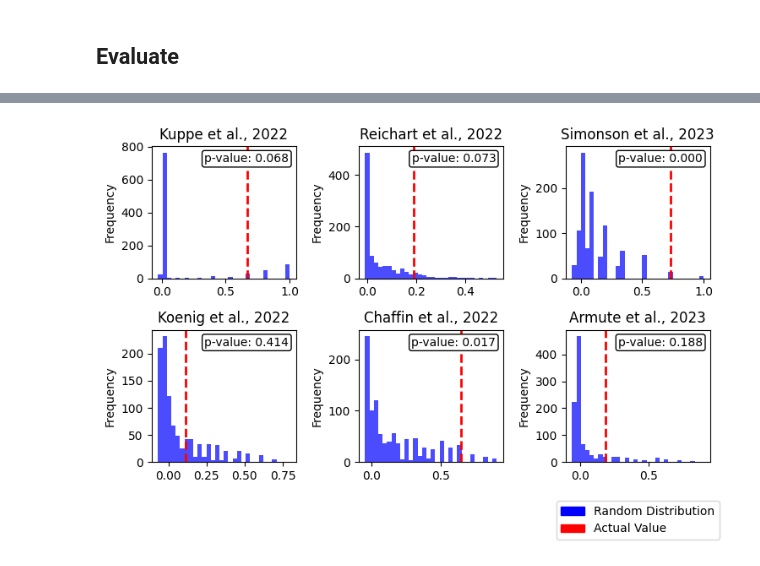
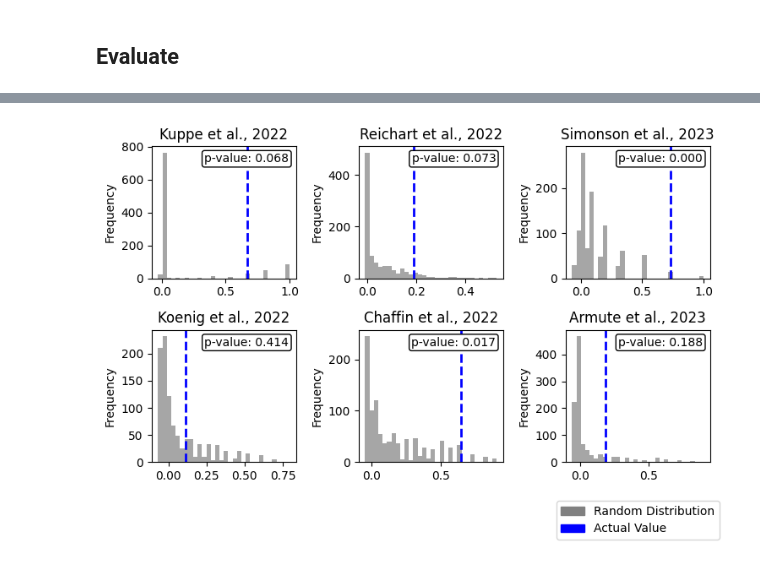
Before and after one commit to saezlab/lianaplus_manuscript, a Jupyter notebook: notebooks/reliability/prediction_reliability.ipynb, the cells around one changed output, grey strips where cells are left out. Cells and saved outputs as stored; diff of their text form; code cells hidden in the pictures.

```diff
--- a/notebooks/reliability/prediction_reliability.ipynb
+++ b/notebooks/reliability/prediction_reliability.ipynb
@@ -63,7 +65,7 @@ predictions['(1)'] = gt
 # %%
 cell_pairs = pd.read_csv(os.path.join('..', 'kuppe', 'results', 'cell_pairs.csv'))
 two = one.merge(cell_pairs, on=['source', 'target'], how='inner')
-predictions['(2)'] = get_ground_truth(two.head(50))
+predictions['(2)'] = get_ground_truth(two.head(30))
 # %% [output]
 A value is trying to be set on a copy of a slice from a DataFrame.
 Try using .loc[row_indexer,col_indexer] = value instead
@@ -76,7 +78,7 @@ lr_nmf = pd.read_csv(os.path.join('..', 'kuppe', 'results', 'lr_pairs.csv'))
 lr_nmf = lr_nmf[lr_nmf['top1std']][['ligand', 'receptor']].rename(columns={'ligand': 'ligand_complex', 'receptor': 'receptor_complex'})
 # %%
 three = two.merge(lr_nmf, on=['ligand_complex', 'receptor_complex'], how='inner')
-three = three.head(500)
+three = three.head(150)
 predictions['(3)'] = get_ground_truth(three)
 # %% [output]
 A value is trying to be set on a copy of a slice from a DataFrame.
@@ -98,7 +100,7 @@ four = pd.read_csv('../kuppe/results/kuppe_mofa_loadings.csv')
 four = four.merge(ct, how='inner')
 four = four.sort_values("Factor1", ascending=False, key=abs)
 # %%
-predictions['(4)'] = get_ground_truth(four.head(50))
+predictions['(4)'] = get_ground_truth(four.head(25))
 # %% [output]
 A value is trying to be set on a copy of a slice from a DataFrame.
 Try using .loc[row_indexer,col_indexer] = value instead
@@ -107,7 +109,7 @@ See the caveats in the documentation: https://pandas.pydata.org/pandas-docs/stab
 # %% [markdown]
 (five)
 # %%
-five = pd.read_csv('../kuppe/results/gt_lrs.csv')
+five = pd.read_csv('../kuppe/results/gt_lrs.csv').sort_values("interaction_stat", ascending=False, key=abs).head(25)
 # %%
 predictions['(5)'] = get_ground_truth(five)
 # %% [output]
@@ -216,6 +252,5 @@ plot_metric('ARI', results=results, show_legend=False, value='gt', baseline=Fals
 # %%
 import matplotlib.pyplot as plt
-import numpy as np
 import matplotlib.patches as mpatches
 
 # Increase font size
@@ -228,9 +263,9 @@ def plot_distribution(dataset_name, metric_name, stage, results, ax):
     pval = results[msk]['p-value'].values[0]
 
     # Creating the histogram
-    ax.hist(random, bins=30, alpha=0.7, color='blue')
+    ax.hist(random, bins=30, alpha=0.7, color='grey')
     # Adding a vertical line for the ground truth performance
-    ax.axvline(gt, color='red', linestyle='dashed', linewidth=2)
+    ax.axvline(gt, color='blue', linestyle='dashed', linewidth=2)
 
     # Adding labels and title
     ax.set_ylabel('Frequency')
@@ -240,33 +275,33 @@ def plot_distribution(dataset_name, metric_name, stage, results, ax):
     ax.text(0.95, 0.95, f'p-value: {pval:.3f}',
              horizontalalignment='right', verticalalignment='top',
              transform=ax.transAxes, fontsize=10, color='black',
              bbox=dict(facecolor='white', edgecolor='black', boxstyle='round,pad=0.2'))
 
 # Get the unique datasets
 sets = results['dataset'].unique()
 
 # Create a 3x2 grid of subplots
 fig, axs = plt.subplots(nrows=2, ncols=3, figsize=(7.5, 4.5))
 
 # Flatten the axes array
 axs = axs.flatten()
 
 # Create a plot for each dataset
 for i, dataset in enumerate(sets):
     plot_distribution(dataset_name=dataset, metric_name='ARI', stage='(6)', results=results, ax=axs[i])
 
 # Remove unused subplots
 for j in range(i+1, len(axs)):
     fig.delaxes(axs[j])
 
 # Create custom legend handles
-random_patch = mpatches.Patch(color='blue', label='Random Distribution')
-actual_line = mpatches.Patch(color='red', label='Actual Value')
+random_patch = mpatches.Patch(color='gray', label='Random Distribution')
+actual_line = mpatches.Patch(color='blue', label='Actual Value')
 # Add the legend to the figure
 fig.legend(handles=[random_patch, actual_line], loc='upper right', bbox_to_anchor=(1, -0.0001))
 
 
 plt.tight_layout()
 plt.show()
 # %% [output]
-[figure, old version]
+[figure, new version]
```
Also changed, not shown: parts of 11 cells of this notebook.
